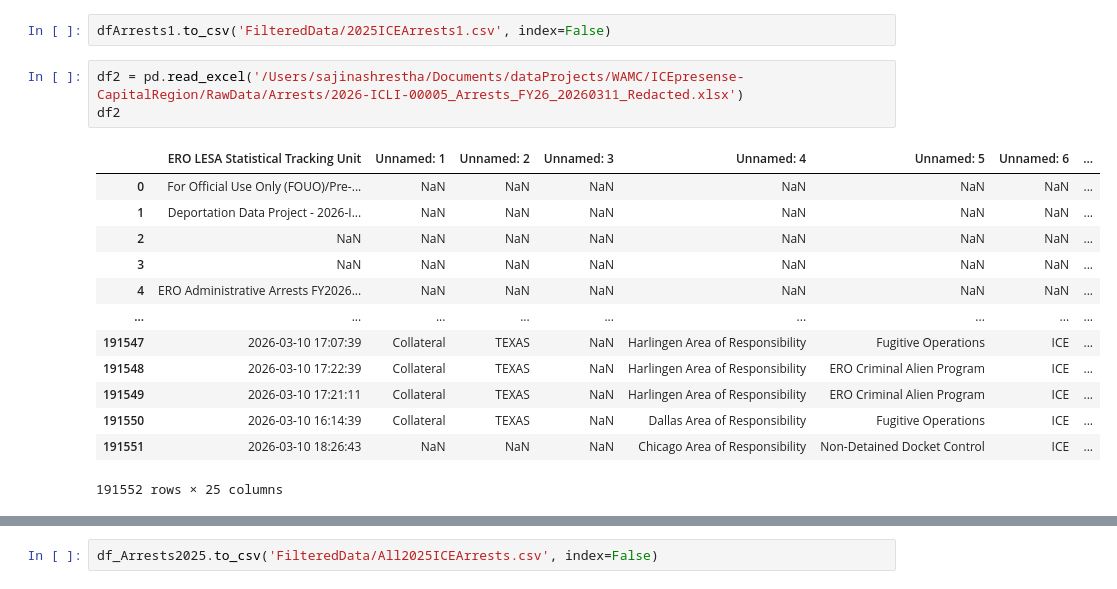
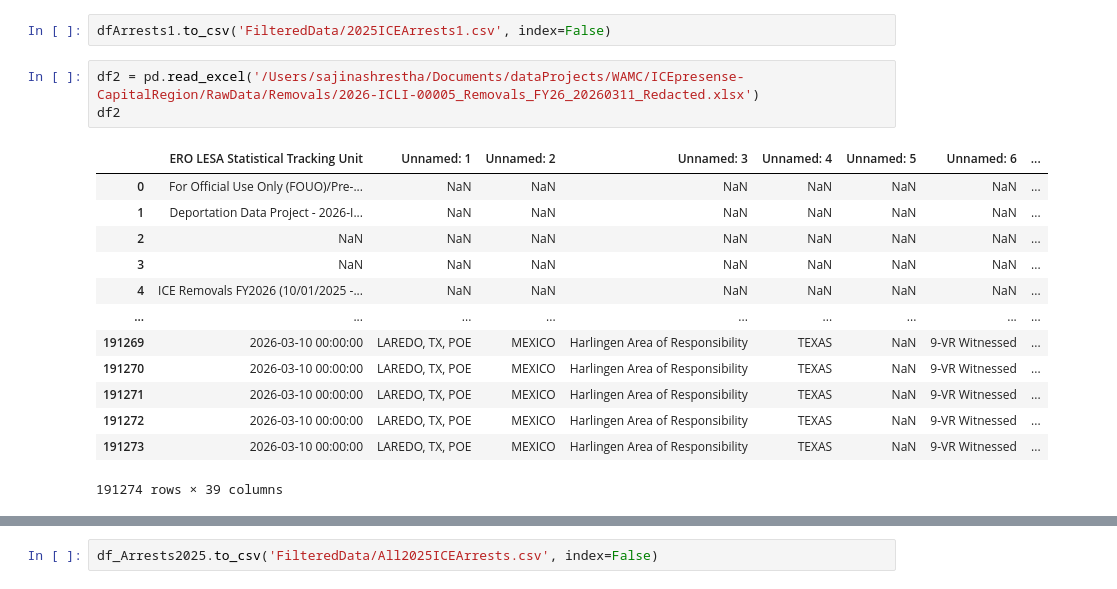
Before and after one commit to sajinashresthacoding/ICEpresense-CapitalRegion, a Jupyter notebook: 2025 NY Removals.ipynb, the cells around one changed output, grey strips where cells are left out. Drawn from its saved outputs; the diff is of its cells as text.

```diff
--- a/2025 NY Removals.ipynb
+++ b/2025 NY Removals.ipynb
@@ -87,22 +73,22 @@ dfArrests1
 # %%
 dfArrests1.to_csv('FilteredData/2025ICEArrests1.csv', index=False)
 # %%
-df2 = pd.read_excel('/Users/sajinashrestha/Documents/dataProjects/WAMC/ICEpresense-CapitalRegion/RawData/Arrests/2026-ICLI-00005_Arrests_FY26_20260311_Redacted.xlsx')
+df2 = pd.read_excel('/Users/sajinashrestha/Documents/dataProjects/WAMC/ICEpresense-CapitalRegion/RawData/Removals/2026-ICLI-00005_Removals_FY26_20260311_Redacted.xlsx')
 df2
 # %% [output]
 |  | ERO LESA Statistical Tracking Unit | Unnamed: 1 | Unnamed: 2 | Unnamed: 3 | Unnamed: 4 | Unnamed: 5 | Unnamed: 6 | ... |
 | 0 | For Official Use Only (FOUO)/Pre-... | NaN | NaN | NaN | NaN | NaN | NaN | ... |
 | 1 | Deportation Data Project - 2026-I... | NaN | NaN | NaN | NaN | NaN | NaN | ... |
 | 2 | NaN | NaN | NaN | NaN | NaN | NaN | NaN | ... |
 | 3 | NaN | NaN | NaN | NaN | NaN | NaN | NaN | ... |
-| 4 | ERO Administrative Arrests FY2026... | NaN | NaN | NaN | NaN | NaN | NaN | ... |
+| 4 | ICE Removals FY2026 (10/01/2025 -... | NaN | NaN | NaN | NaN | NaN | NaN | ... |
 | ... | ... | ... | ... | ... | ... | ... | ... | ... |
-| 191547 | 2026-03-10 17:07:39 | Collateral | TEXAS | NaN | Harlingen Area of Responsibility | Fugitive Operations | ICE | ... |
-| 191548 | 2026-03-10 17:22:39 | Collateral | TEXAS | NaN | Harlingen Area of Responsibility | ERO Criminal Alien Program | ICE | ... |
-| 191549 | 2026-03-10 17:21:11 | Collateral | TEXAS | NaN | Harlingen Area of Responsibility | ERO Criminal Alien Program | ICE | ... |
-| 191550 | 2026-03-10 16:14:39 | Collateral | TEXAS | NaN | Dallas Area of Responsibility | Fugitive Operations | ICE | ... |
-| 191551 | 2026-03-10 18:26:43 | NaN | NaN | NaN | Chicago Area of Responsibility | Non-Detained Docket Control | ICE | ... |
+| 191269 | 2026-03-10 00:00:00 | LAREDO, TX, POE | MEXICO | Harlingen Area of Responsibility | TEXAS | NaN | 9-VR Witnessed | ... |
+| 191270 | 2026-03-10 00:00:00 | LAREDO, TX, POE | MEXICO | Harlingen Area of Responsibility | TEXAS | NaN | 9-VR Witnessed | ... |
+| 191271 | 2026-03-10 00:00:00 | LAREDO, TX, POE | MEXICO | Harlingen Area of Responsibility | TEXAS | NaN | 9-VR Witnessed | ... |
+| 191272 | 2026-03-10 00:00:00 | LAREDO, TX, POE | MEXICO | Harlingen Area of Responsibility | TEXAS | NaN | 9-VR Witnessed | ... |
+| 191273 | 2026-03-10 00:00:00 | LAREDO, TX, POE | MEXICO | Harlingen Area of Responsibility | TEXAS | NaN | 9-VR Witnessed | ... |
-191552 rows × 25 columns
+191274 rows × 39 columns
 # %%
 df2 = df2.iloc[5:]
 df2
```
Also changed, not shown: parts of 21 cells of this notebook, 2 other files.
